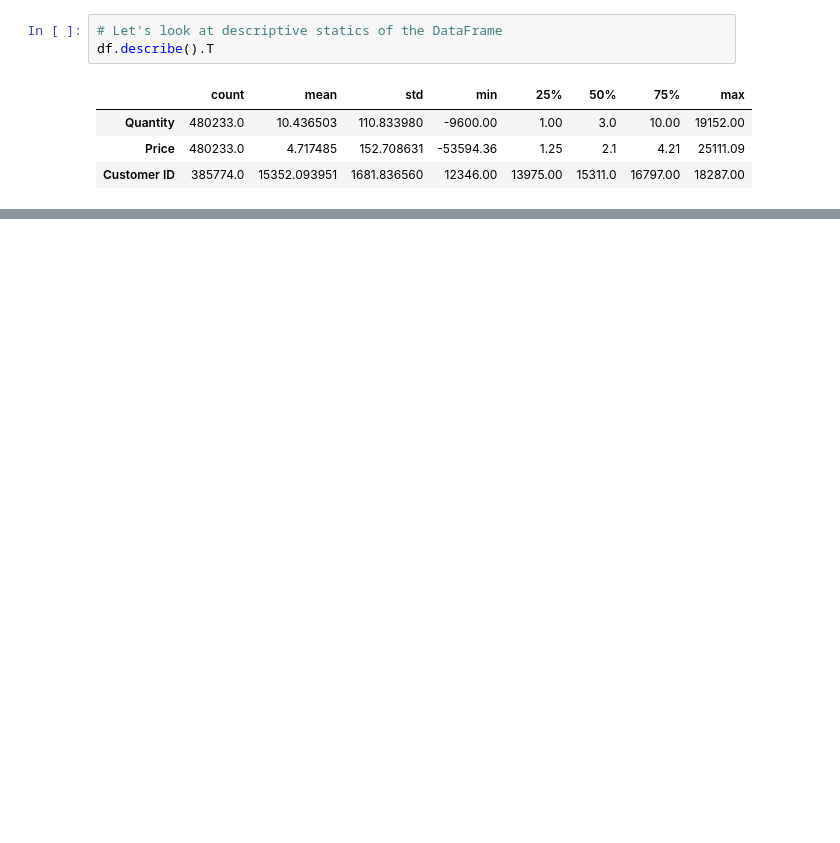
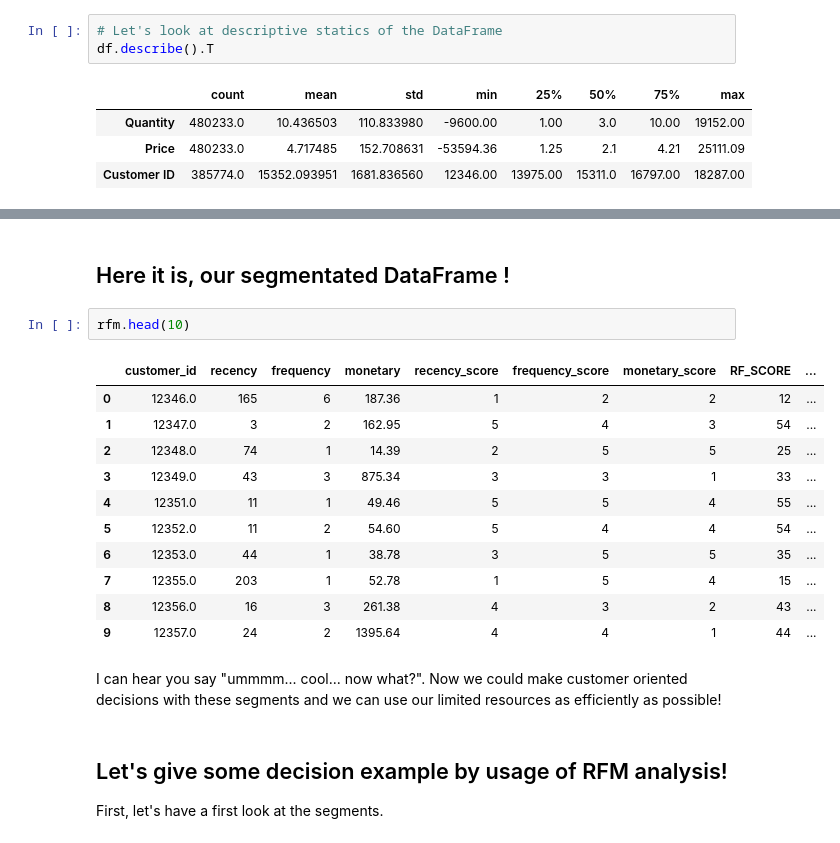
Before and after one commit to talha002/RFM-Anlysis-Practice-Online-retail-II-, a Jupyter notebook: online_retail.ipynb, the cells around one changed output, grey strips where cells are left out. Drawn from its saved outputs; the diff is of its cells as text; blank space fills up the shorter version.

```diff
--- a/online_retail.ipynb
+++ b/online_retail.ipynb
@@ -197,0 +203,22 @@ rfm
+# %% [markdown]
+## Here it is, our segmentated DataFrame !
+# %%
+rfm.head(10)
+# %% [output]
+|  | customer_id | recency | frequency | monetary | recency_score | frequency_score | monetary_score | RF_SCORE | ... |
+| 0 | 12346.0 | 165 | 6 | 187.36 | 1 | 2 | 2 | 12 | ... |
+| 1 | 12347.0 | 3 | 2 | 162.95 | 5 | 4 | 3 | 54 | ... |
+| 2 | 12348.0 | 74 | 1 | 14.39 | 2 | 5 | 5 | 25 | ... |
+| 3 | 12349.0 | 43 | 3 | 875.34 | 3 | 3 | 1 | 33 | ... |
+| 4 | 12351.0 | 11 | 1 | 49.46 | 5 | 5 | 4 | 55 | ... |
+| 5 | 12352.0 | 11 | 2 | 54.60 | 5 | 4 | 4 | 54 | ... |
+| 6 | 12353.0 | 44 | 1 | 38.78 | 3 | 5 | 5 | 35 | ... |
+| 7 | 12355.0 | 203 | 1 | 52.78 | 1 | 5 | 4 | 15 | ... |
+| 8 | 12356.0 | 16 | 3 | 261.38 | 4 | 3 | 2 | 43 | ... |
+| 9 | 12357.0 | 24 | 2 | 1395.64 | 4 | 4 | 1 | 44 | ... |
+# %% [markdown]
+I can hear you say "ummmm... cool... now what?". Now we could make customer oriented decisions with these segments and we can use our limited resources as efficiently as possible!
+# %% [markdown]
+## Let's give some decision example by usage of RFM analysis!
+
+First, let's have a first look at the segments.
```
Also changed, not shown: parts of 32 cells of this notebook.
